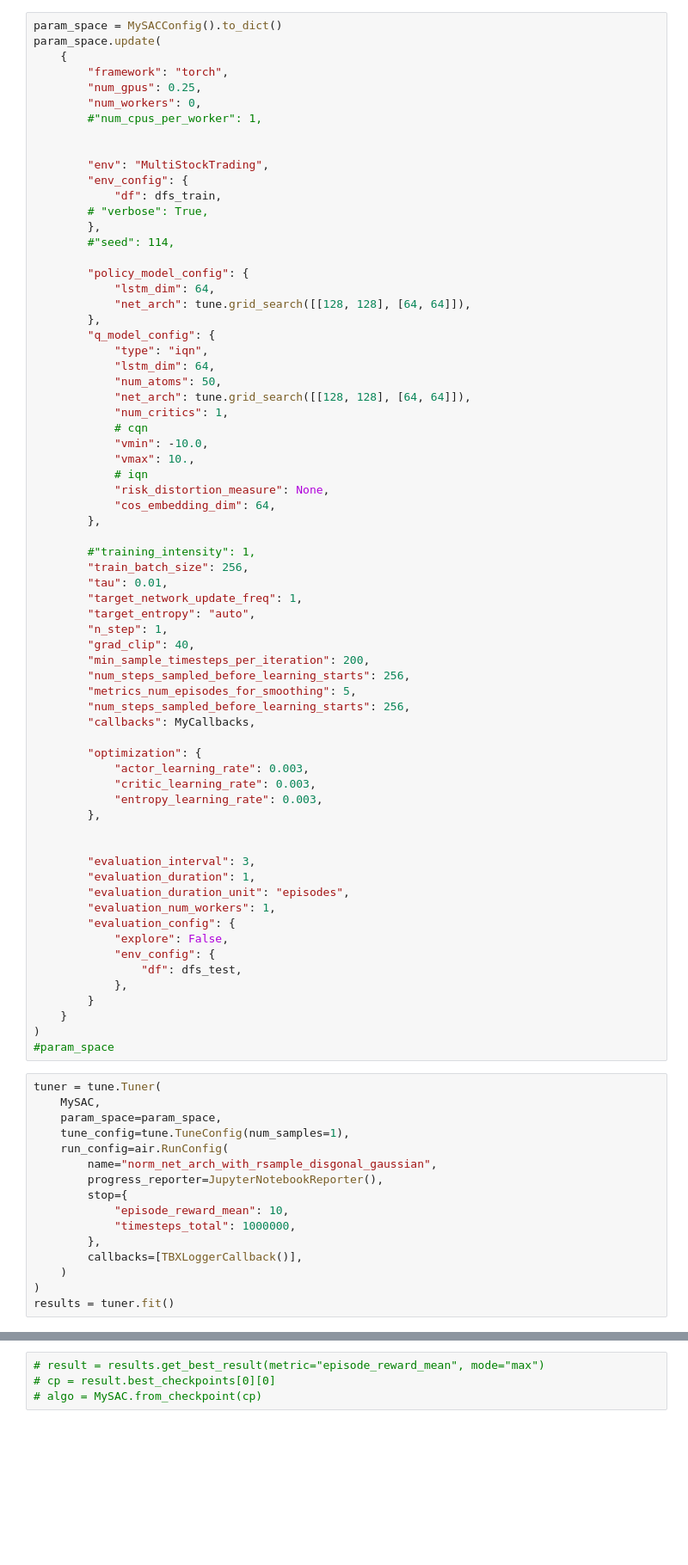
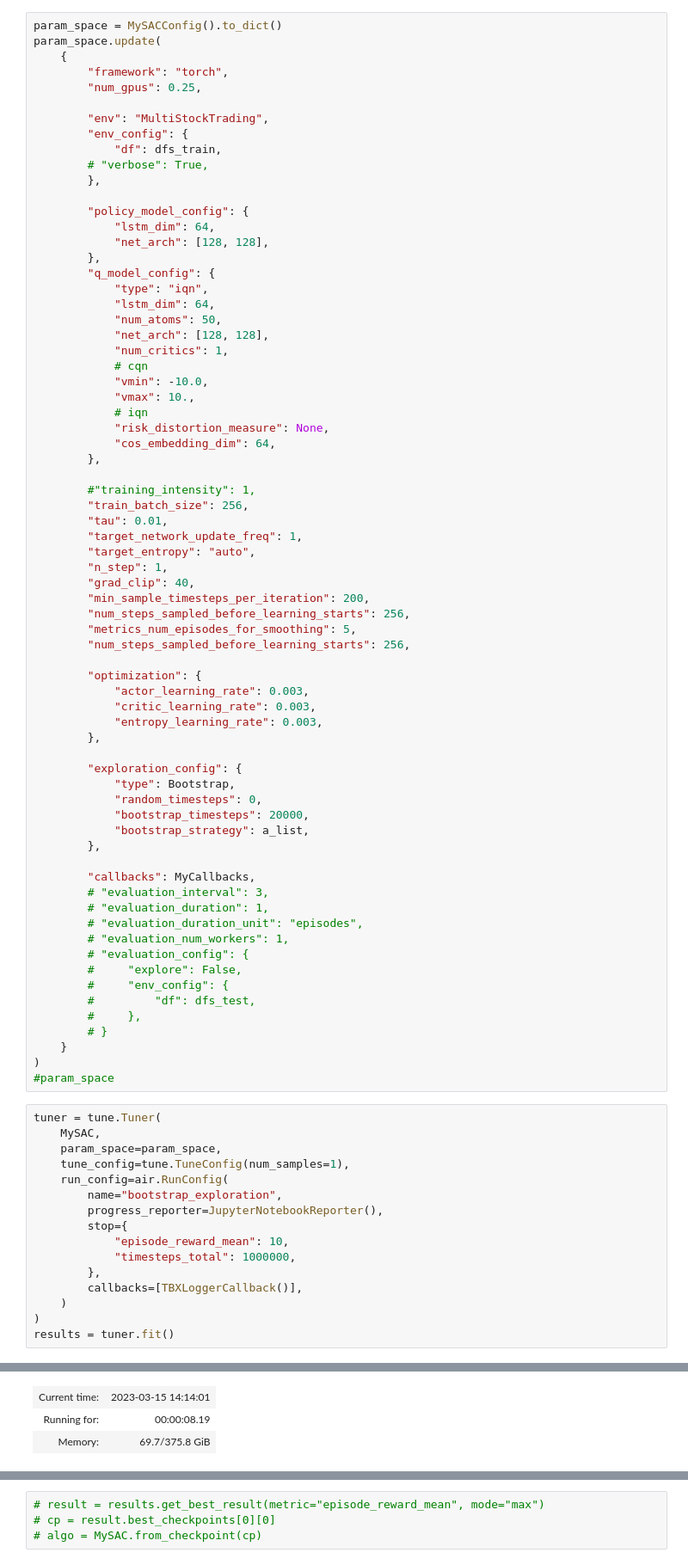
Before and after one commit to freedom5wind/StockTradingV2, a Jupyter notebook: multistock_trading.ipynb, the cells around one changed output, grey strips where cells are left out. Shown at 86% size. Drawn from its saved outputs; the diff is of its cells as text; blank space fills up the shorter version.

```diff
--- a/multistock_trading.ipynb
+++ b/multistock_trading.ipynb
@@ -158,26 +270,22 @@ param_space.update(
     {
         "framework": "torch",
         "num_gpus": 0.25,
-        "num_workers": 0,
-        #"num_cpus_per_worker": 1,
-
 
         "env": "MultiStockTrading",
         "env_config": {
             "df": dfs_train,
         # "verbose": True,
         },
-        #"seed": 114,
 
         "policy_model_config": {
             "lstm_dim": 64,
-            "net_arch": tune.grid_search([[128, 128], [64, 64]]),
+            "net_arch": [128, 128],
         },
         "q_model_config": {
             "type": "iqn",
             "lstm_dim": 64,
             "num_atoms": 50,
-            "net_arch": tune.grid_search([[128, 128], [64, 64]]),
+            "net_arch": [128, 128],
             "num_critics": 1,
             # cqn
             "vmin": -10.0,
@@ -198,7 +306,6 @@ param_space.update(
         "num_steps_sampled_before_learning_starts": 256,
         "metrics_num_episodes_for_smoothing": 5,
         "num_steps_sampled_before_learning_starts": 256,
-        "callbacks": MyCallbacks,
 
         "optimization": {
             "actor_learning_rate": 0.003,
@@ -206,17 +313,24 @@ param_space.update(
             "entropy_learning_rate": 0.003,
         },
 
+        "exploration_config": {
+            "type": Bootstrap,
+            "random_timesteps": 0,
+            "bootstrap_timesteps": 20000,
+            "bootstrap_strategy": a_list,
+        },
 
-        "evaluation_interval": 3,
-        "evaluation_duration": 1,
-        "evaluation_duration_unit": "episodes",
-        "evaluation_num_workers": 1,
-        "evaluation_config": {
-            "explore": False,
-            "env_config": {
-                "df": dfs_test,
-            },
-        }
+        "callbacks": MyCallbacks,
+        # "evaluation_interval": 3,
+        # "evaluation_duration": 1,
+        # "evaluation_duration_unit": "episodes",
+        # "evaluation_num_workers": 1,
+        # "evaluation_config": {
+        #     "explore": False,
+        #     "env_config": {
+        #         "df": dfs_test,
+        #     },
+        # }
     }
 )
 #param_space
@@ -226,7 +340,7 @@ tuner = tune.Tuner(
     param_space=param_space,
     tune_config=tune.TuneConfig(num_samples=1),
     run_config=air.RunConfig(
-        name="norm_net_arch_with_rsample_disgonal_gaussian",
+        name="bootstrap_exploration",
         progress_reporter=JupyterNotebookReporter(),
         stop={
             "episode_reward_mean": 10,
@@ -256,0 +355,3 @@ results = tuner.fit()
+| Current time: | 2023-03-15 14:14:01 |
+| Running for: | 00:00:08.19 |
+| Memory: | 69.7/375.8 GiB |
```
Also changed, not shown: parts of 11 cells of this notebook, 6 other files.
